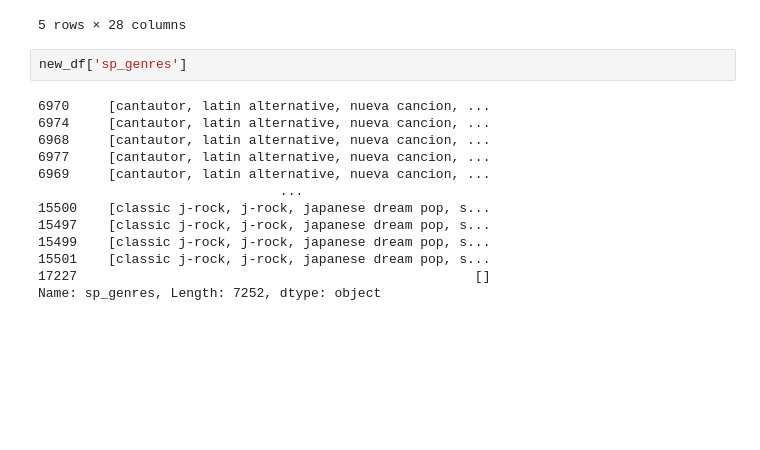
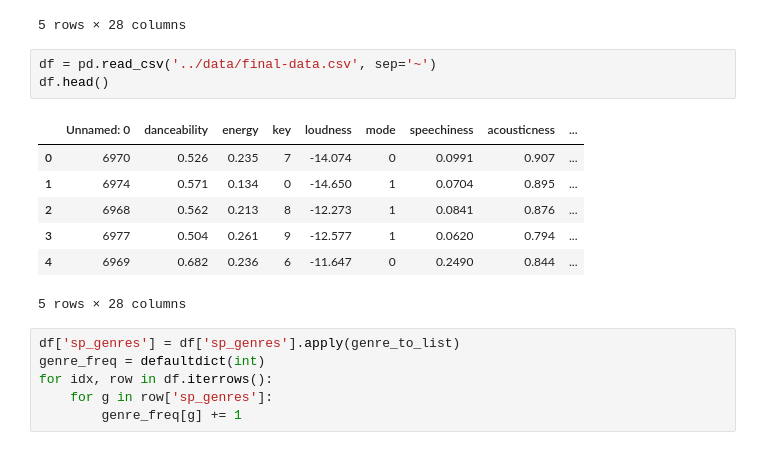
Before and after one commit to stoic-devv/spotify-data-science, a Jupyter notebook: code/merge-data.ipynb, the cells around one changed output. Cells and saved outputs as stored; diff of their text form; blank space fills up the shorter version.

```diff
--- a/code/merge-data.ipynb
+++ b/code/merge-data.ipynb
@@ -116,18 +116,20 @@ new_df.head()
 | 6977 | 6977 | 0.504 | 0.261 | 9 | -12.577 | 1 | 0.0620 | 0.794 | ... |
 | 6969 | 6969 | 0.682 | 0.236 | 6 | -11.647 | 0 | 0.2490 | 0.844 | ... |
 5 rows × 28 columns
-# %%
-new_df['sp_genres']
-# %% [output]
-6970     [cantautor, latin alternative, nueva cancion, ...
-6974     [cantautor, latin alternative, nueva cancion, ...
-6968     [cantautor, latin alternative, nueva cancion, ...
-6977     [cantautor, latin alternative, nueva cancion, ...
-6969     [cantautor, latin alternative, nueva cancion, ...
-                               ...
-15500    [classic j-rock, j-rock, japanese dream pop, s...
-15497    [classic j-rock, j-rock, japanese dream pop, s...
-15499    [classic j-rock, j-rock, japanese dream pop, s...
-15501    [classic j-rock, j-rock, japanese dream pop, s...
-17227                                                   []
-Name: sp_genres, Length: 7252, dtype: object
+# %%
+df = pd.read_csv('../data/final-data.csv', sep='~')
+df.head()
+# %% [output]
+|  | Unnamed: 0 | danceability | energy | key | loudness | mode | speechiness | acousticness | ... |
+| 0 | 6970 | 0.526 | 0.235 | 7 | -14.074 | 0 | 0.0991 | 0.907 | ... |
+| 1 | 6974 | 0.571 | 0.134 | 0 | -14.650 | 1 | 0.0704 | 0.895 | ... |
+| 2 | 6968 | 0.562 | 0.213 | 8 | -12.273 | 1 | 0.0841 | 0.876 | ... |
+| 3 | 6977 | 0.504 | 0.261 | 9 | -12.577 | 1 | 0.0620 | 0.794 | ... |
+| 4 | 6969 | 0.682 | 0.236 | 6 | -11.647 | 0 | 0.2490 | 0.844 | ... |
+5 rows × 28 columns
+# %%
+df['sp_genres'] = df['sp_genres'].apply(genre_to_list)
+genre_freq = defaultdict(int)
+for idx, row in df.iterrows():
+    for g in row['sp_genres']:
+        genre_freq[g] += 1
```
Also changed, not shown: parts of 5 cells of this notebook, 1 other file.
